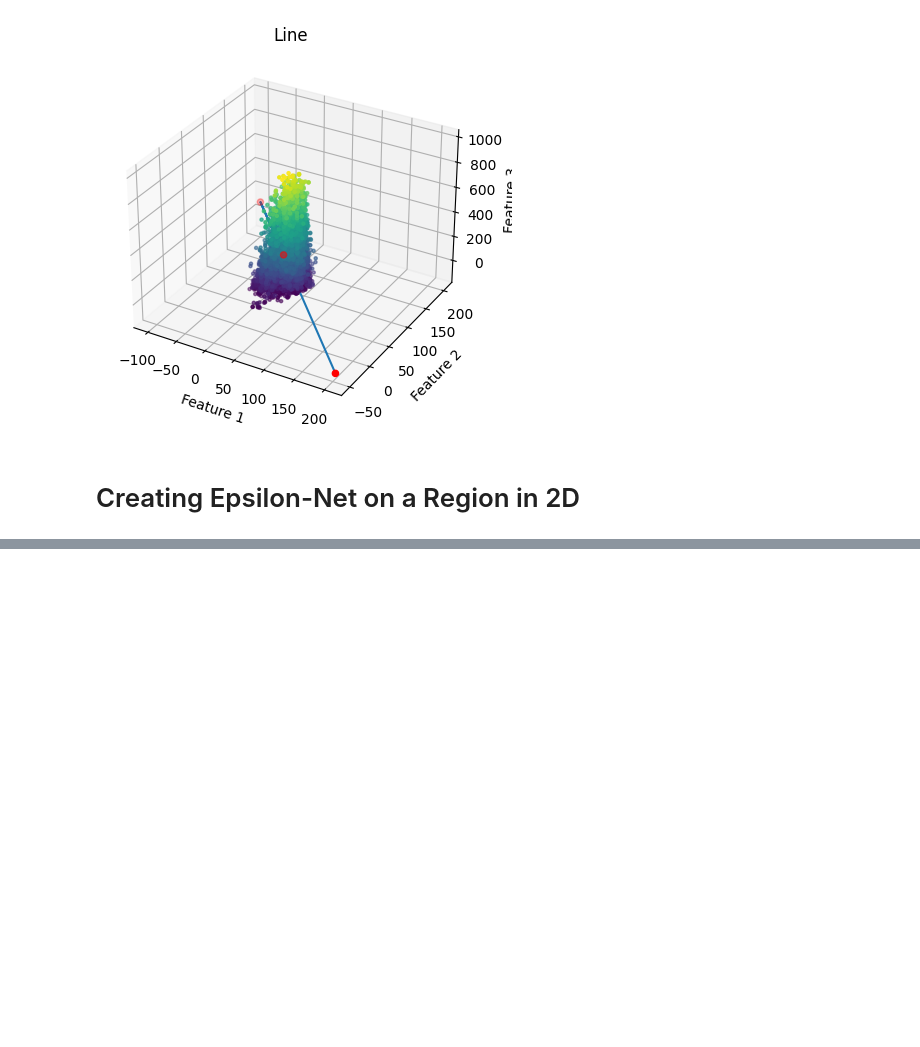
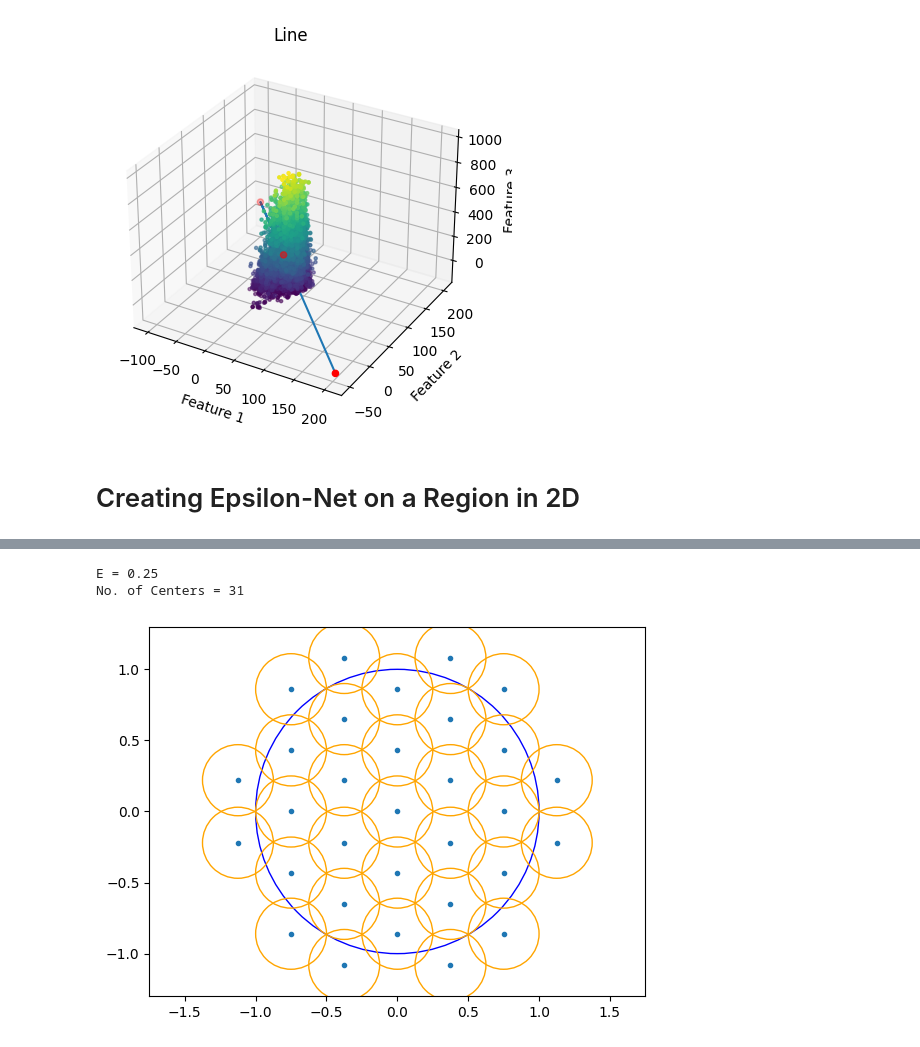
Before and after one commit to VarinKala26/CoresetsForProjectiveClustering, a Jupyter notebook: v2_coresetsforprojectiveclustering.ipynb, the cells around one changed output, grey strips where cells are left out. Cells and saved outputs as stored; diff of their text form; code cells hidden in the pictures; blank space fills up the shorter version.

Commit message:
Kaggle Notebook | CoresetsForProjectiveClustering | Grid Epsilon-Net | Version 10

```diff
--- a/v2_coresetsforprojectiveclustering.ipynb
+++ b/v2_coresetsforprojectiveclustering.ipynb
@@ -424,3 +513,28 @@ plt.show()
+# %%
+E = 0.25
+centers = gridEpsilonNet(E)
+centers = np.array(centers)
+
+fig, ax = plt.subplots()
+
+ax.add_patch(patches.Circle((0, 0), 1, edgecolor='blue', facecolor='none'))
+
+radius = E
+for center in centers:
+    circle = patches.Circle(center, radius, edgecolor='orange', facecolor='none')
+    ax.add_patch(circle)
+
+print("E =", E)
+print("No. of Centers =", len(centers))
+centers = np.array(centers)
+plt.plot(centers[:, 0], centers[:, 1], linestyle = " ", marker = '.')
+plt.xlim(-1.75, 1.75)
+plt.ylim(-1.3, 1.3)
+plt.show()
+# %% [output]
+E = 0.25
+No. of Centers = 31
+[figure, added]
 # %%
 # def plotPoint(P, clr, marker='o'):
 #     plt.plot(P[:, 0], P[:, 1], marker=marker, linestyle=' ', color=clr)
```
Also changed, not shown: parts of 8 cells of this notebook.
